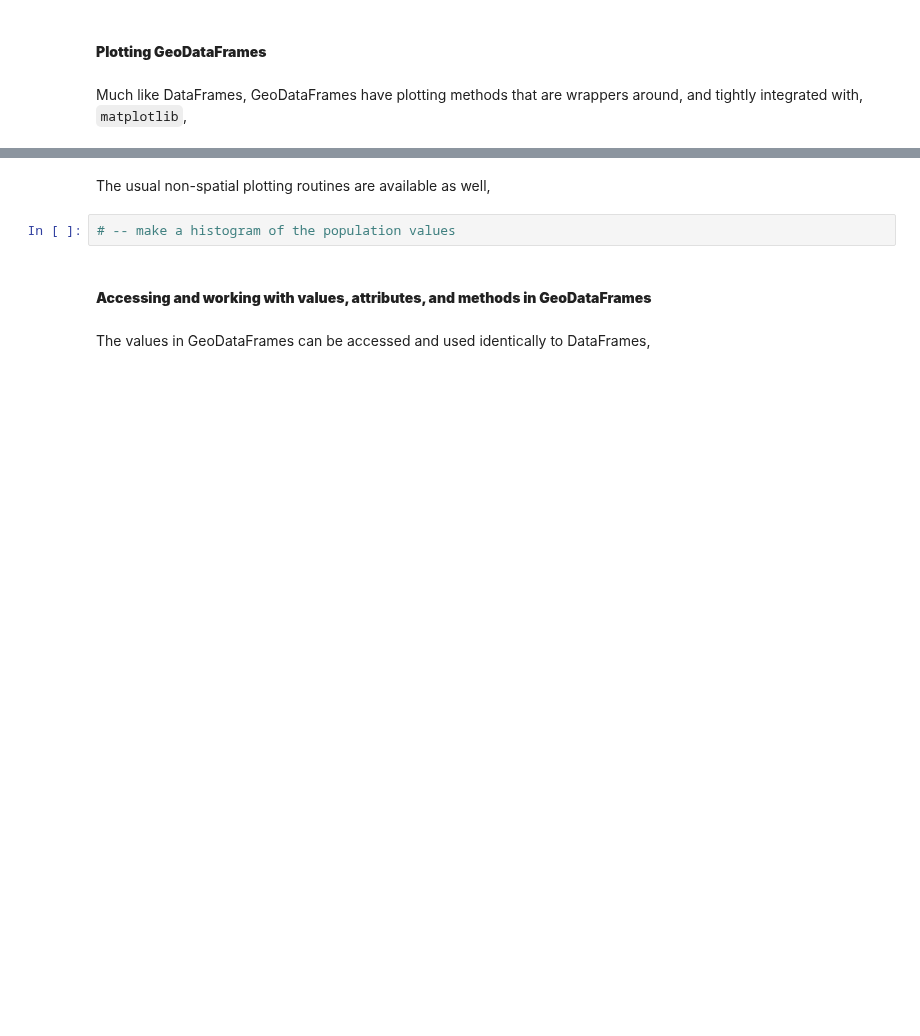
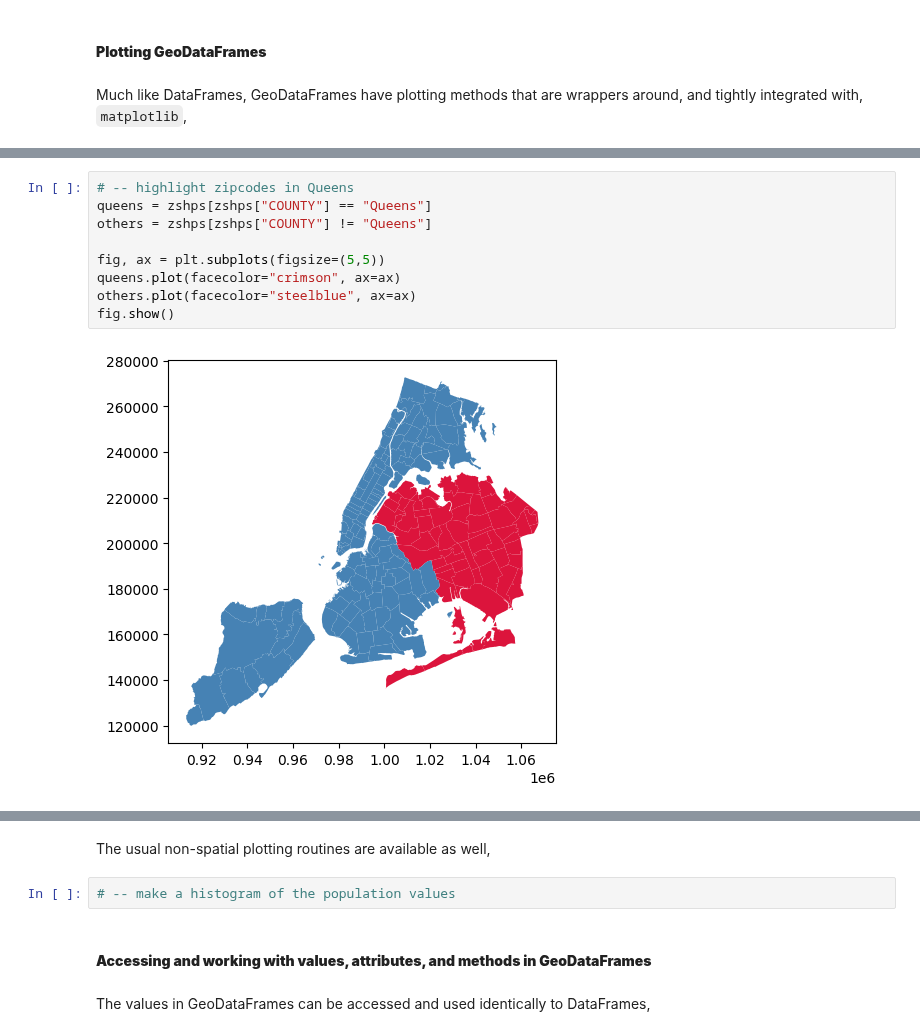
Before and after one commit to ReidelVichot/DSTEP23, a Jupyter notebook: week_8/dstep23_geospatial_intro_part1.ipynb, the cells around one changed output, grey strips where cells are left out. Drawn from its saved outputs; the diff is of its cells as text; blank space fills up the shorter version.

```diff
--- a/week_8/dstep23_geospatial_intro_part1.ipynb
+++ b/week_8/dstep23_geospatial_intro_part1.ipynb
@@ -41,0 +98,11 @@ others =
+# %%
+# -- highlight zipcodes in Queens
+queens = zshps[zshps["COUNTY"] == "Queens"]
+others = zshps[zshps["COUNTY"] != "Queens"]
+
+fig, ax = plt.subplots(figsize=(5,5))
+queens.plot(facecolor="crimson", ax=ax)
+others.plot(facecolor="steelblue", ax=ax)
+fig.show()
+# %% [output]
+[figure, added]
```
Also changed, not shown: parts of 12 cells of this notebook.
